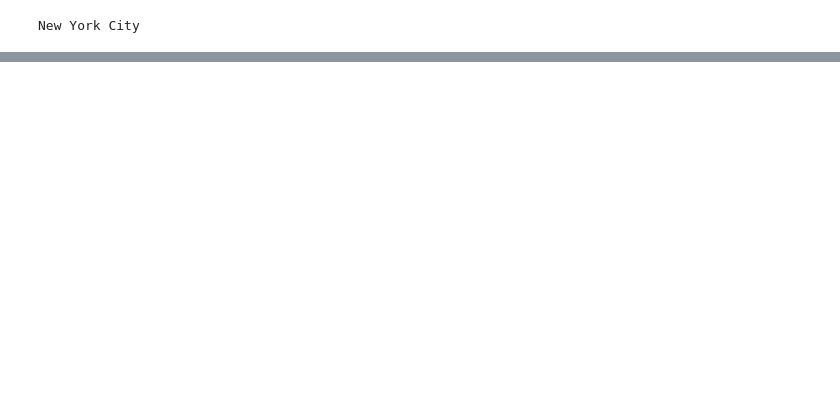
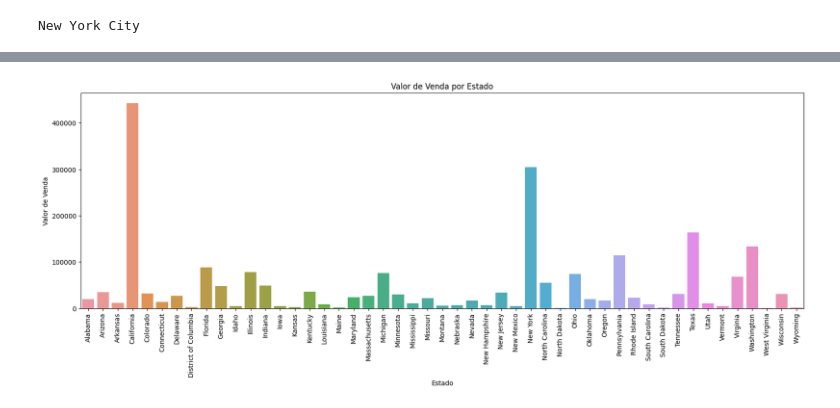
Before and after one commit to eduardamota/Pyhton-DSA, a Jupyter notebook: Cap13/Projeto2-Problema Varejo.ipynb, the cells around one changed output, grey strips where cells are left out. Saved outputs shown, nothing was run; the diff lists cells and outputs as text; code cells hidden in the pictures; blank space fills up the shorter version.

```diff
--- a/Cap13/Projeto2-Problema Varejo.ipynb
+++ b/Cap13/Projeto2-Problema Varejo.ipynb
@@ -117,0 +145,4 @@ New York City
+# %%
+#Calculando o total de vendas por estado
+vendas_estado =  varejo_df.groupby('Estado')['Valor_Venda'].sum().reset_index()
+vendas_estado_df.head()
@@ -117,0 +157,13 @@ New York City
+# %%
+#Criando gráfico usando seaborn
+plt.figure(figsize = (20,6))
+sns.barplot(x='Estado', y='Valor_Venda', data=vendas_estado)
+plt.xlabel('Estado')
+plt.ylabel('Valor de Venda')
+plt.title('Valor de Venda por Estado')
+plt.xticks(rotation = 90)
+plt.xticks(fontsize=10)
+plt.yticks(fontsize=10)
+plt.show()
+# %% [output]
+[figure, added]
```
Also changed, not shown: parts of 9 cells of this notebook.
